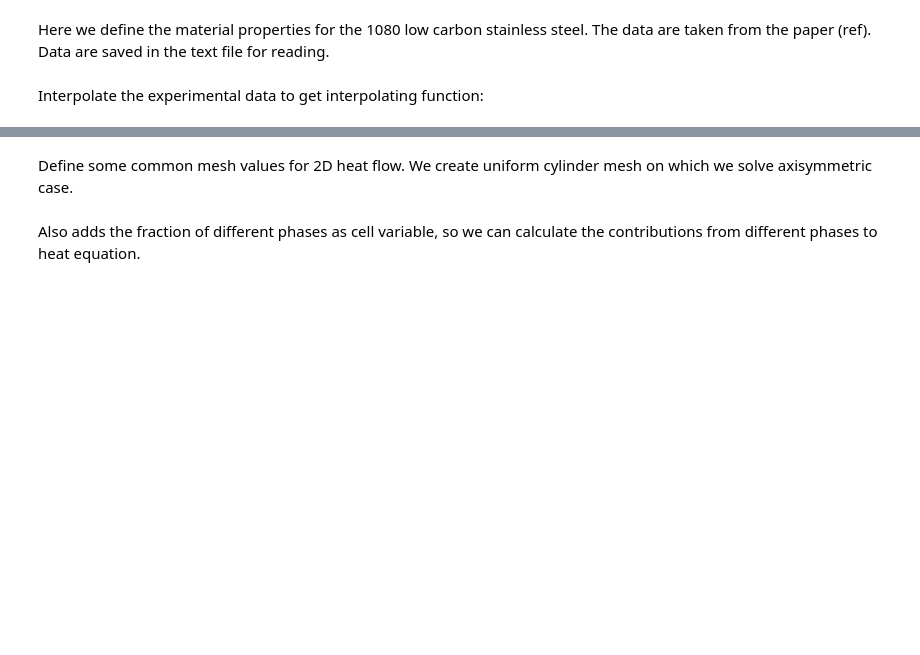
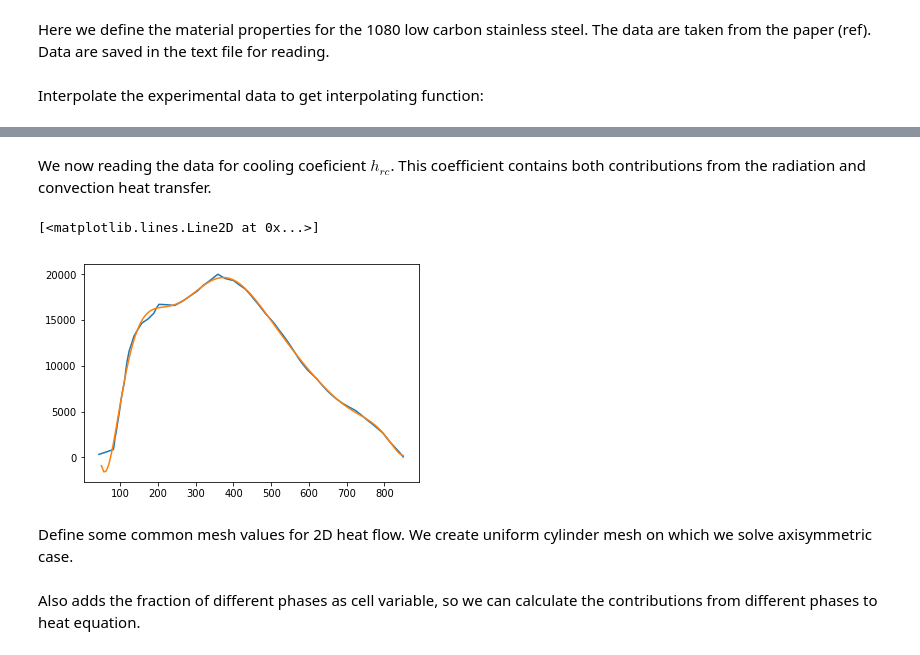
Before and after one commit to Teslos/TTT, a Jupyter notebook: TTT.ipynb, the cells around one changed output, grey strips where cells are left out. Saved outputs shown, nothing was run; the diff lists cells and outputs as text; code cells hidden in the pictures; blank space fills up the shorter version.

Commit message:
added the new cooling transfer coefficient

```diff
--- a/TTT.ipynb
+++ b/TTT.ipynb
@@ -204,3 +217,25 @@ plt.plot(w,fP(w))
+# %% [markdown]
+We now reading the data for cooling coeficient $h_{rc}$. This coefficient contains both contributions from the radiation and convection heat transfer.
+# %%
+def read_cooling_transfer():
+     return np.loadtxt(fname='.\cooling1080steel.txt', comments='#', delimiter=',', dtype='double')
+def cooling(x, a, b, c, d, e, f, g, h, i, j, k):
+    return a*x**10 + b*x**9 + c*x**8 + d*x**7 + e*x**6 + \
+           f*x**5 + g*x**4 + h*x**3 + i*x**2 + j*x + k
+hrcP=[0.]
+hrc = read_cooling_transfer()
+hrcP,pconv = curve_fit(cooling,hrc[:,0],hrc[:,1])
+def hrcf(t_):
+      return hrcP[0]*t_**10 + hrcP[1]*t_**9 + hrcP[2]*t_**8 + hrcP[3]*t_**7 \
+           + hrcP[4]*t_**6  + hrcP[5]*t_**5 + hrcP[6]*t_**4 + hrcP[7]*t_**3 \
+           + hrcP[8]*t_**2  + hrcP[9]*t_    + hrcP[10]
+
+plt.plot(hrc[:,0],hrc[:,1])
+tw = np.linspace(50,850,125)
+plt.plot(tw,hrcf(tw))
+# %% [output]
+[<matplotlib.lines.Line2D at 0x...>]
+[figure, added]
 # %% [markdown]
 Define some common mesh values for 2D heat flow. We create uniform cylinder mesh on which we solve axisymmetric case.
 # %%
```
Also changed, not shown: parts of 3 cells of this notebook, 3 other files.
